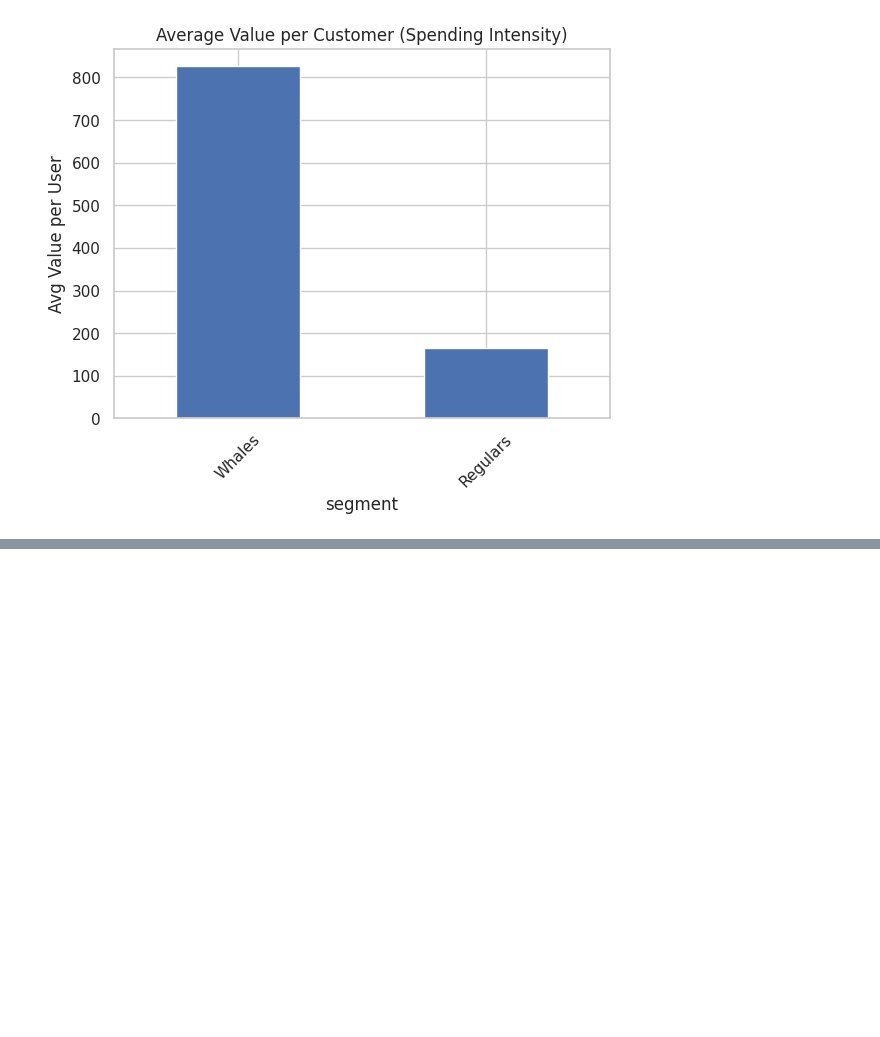
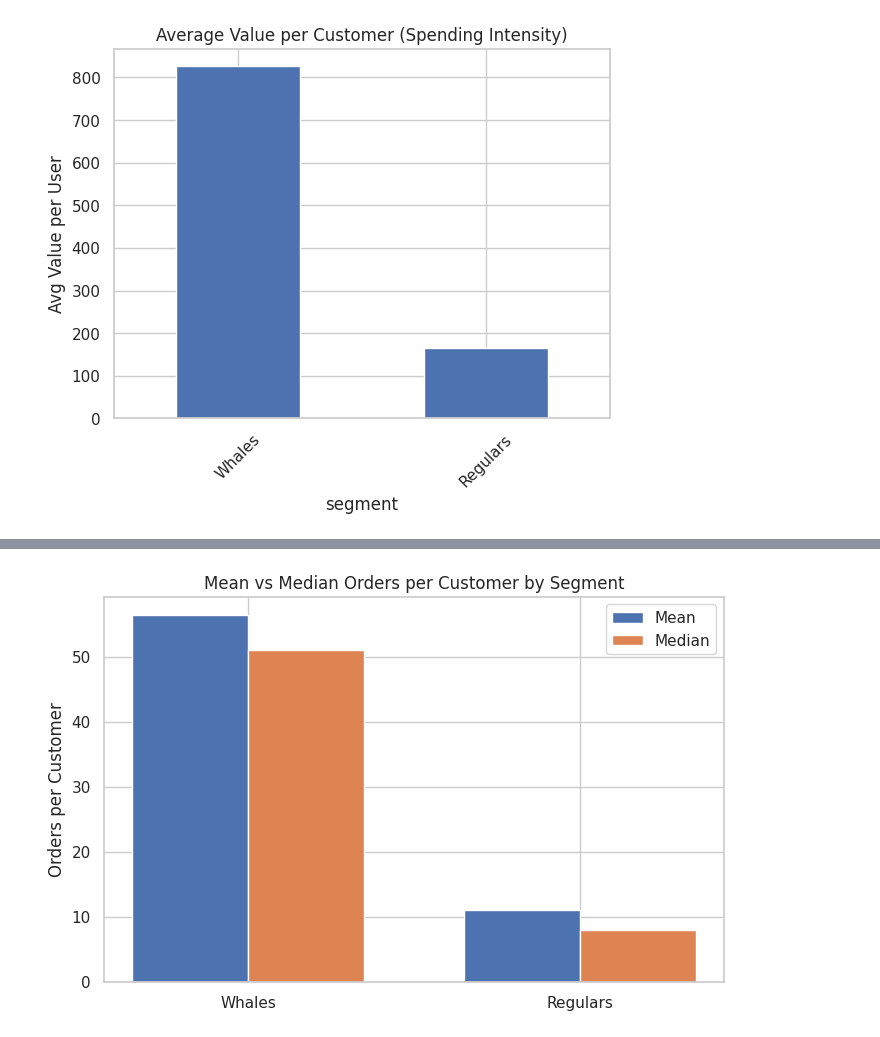
Before and after one commit to ppts2545/Instacart-Market-Basket-Analysis, a Jupyter notebook: notebooks/02_Exploratory_Data_Analysis/02a_customer_kpi_segments.ipynb, the cells around one changed output, grey strips where cells are left out. Cells and saved outputs as stored; diff of their text form; code cells hidden in the pictures; blank space fills up the shorter version.

```diff
--- a/notebooks/02_Exploratory_Data_Analysis/02a_customer_kpi_segments.ipynb
+++ b/notebooks/02_Exploratory_Data_Analysis/02a_customer_kpi_segments.ipynb
@@ -501,0 +707,31 @@ Error:
+# %%
+
+orders_per_customer = (
+    segment_txn
+    .groupby(["segment", "user_id"])
+    .agg(order_count=("order_id", "nunique"))
+    .groupby("segment")
+    .agg(
+        mean_orders=("order_count", "mean"),
+        median_orders=("order_count", "median"),
+    )
+    .reset_index()
+)
+# %%
+df = orders_per_customer.copy()
+
+x = np.arange(len(df["segment"]))
+width = 0.35
+
+plt.figure(figsize=(8,5))
+plt.bar(x - width/2, df["mean_orders"], width, label="Mean")
+plt.bar(x + width/2, df["median_orders"], width, label="Median")
+
+plt.xticks(x, df["segment"])
+plt.ylabel("Orders per Customer")
+plt.title("Mean vs Median Orders per Customer by Segment")
+plt.legend()
+
+plt.show()
+# %% [output]
+[figure, added]
```
Also changed, not shown: parts of 7 cells of this notebook.
